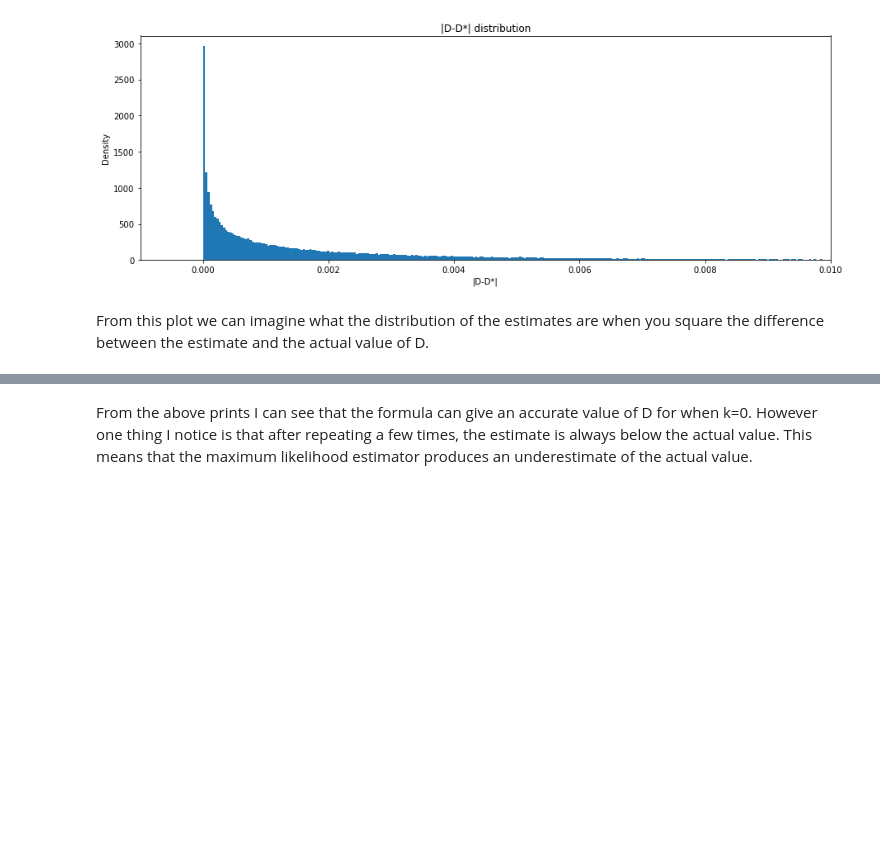
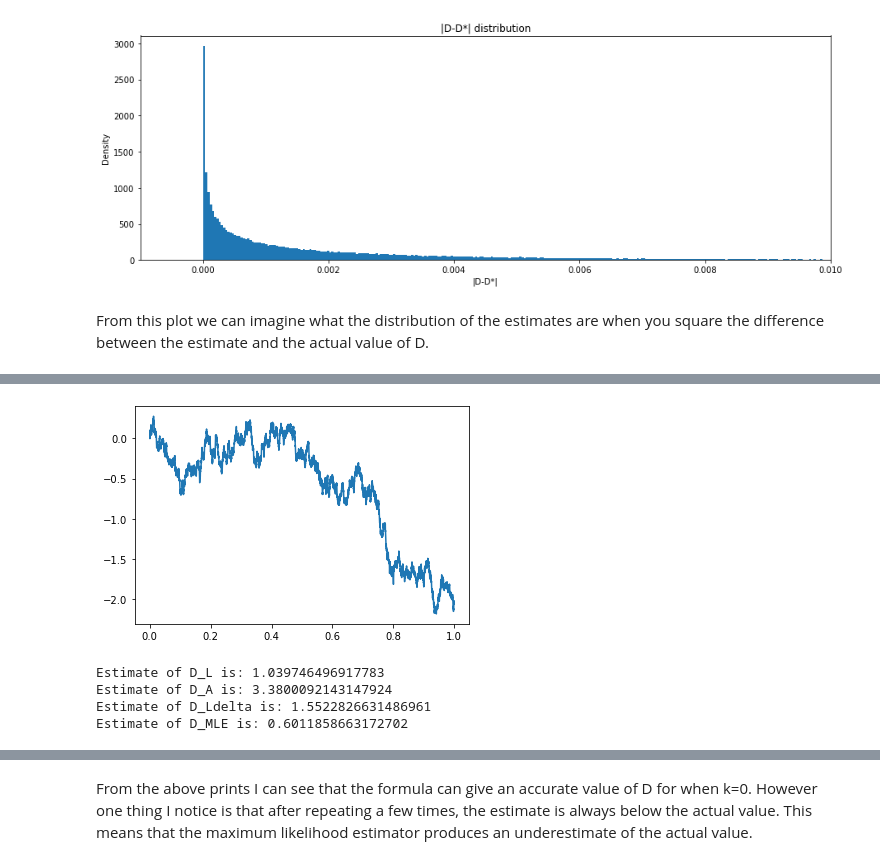
Before and after one commit to db14401/M4R, a Jupyter notebook: SDE_numerical_solution.ipynb, the cells around one changed output, grey strips where cells are left out. Drawn from its saved outputs; the diff is of its cells as text; code cells hidden in the pictures; blank space fills up the shorter version.

```diff
--- a/SDE_numerical_solution.ipynb
+++ b/SDE_numerical_solution.ipynb
@@ -368,0 +434,23 @@ From this plot we can imagine what the distribution of the estimates are when yo
+# %%
+x_0 = 0.0
+k = 0.0
+T_lim = np.array([0, 1])
+N = 10000
+D = 1.0
+
+t, x = EulerMaruyamaMethod(x_0, k, T_lim, N, D)
+# %%
+plt.plot(t, x)
+plt.show()
+# %% [output]
+[figure, added]
+# %%
+print(f'Estimate of D_L is: {EstimateD_L(x, T_lim, N)}')
+print(f'Estimate of D_A is: {EstimateD_A(x, T_lim, N)}')
+print(f'Estimate of D_Ldelta is: {EstimateD_Ldelta(x, T_lim, N)}')
+print(f'Estimate of D_MLE is: {EstimateD_MLE(x, T_lim, N)}')
+# %% [output]
+Estimate of D_L is: 1.039746496917783
+Estimate of D_A is: 3.3800092143147924
+Estimate of D_Ldelta is: 1.5522826631486961
+Estimate of D_MLE is: 0.6011858663172702
```
Also changed, not shown: parts of 64 cells of this notebook, 1 other file.
